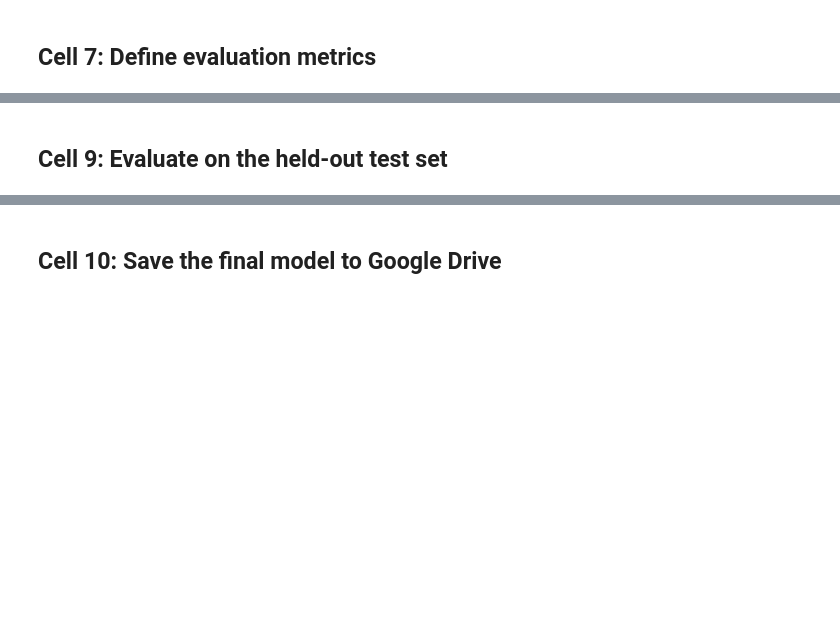
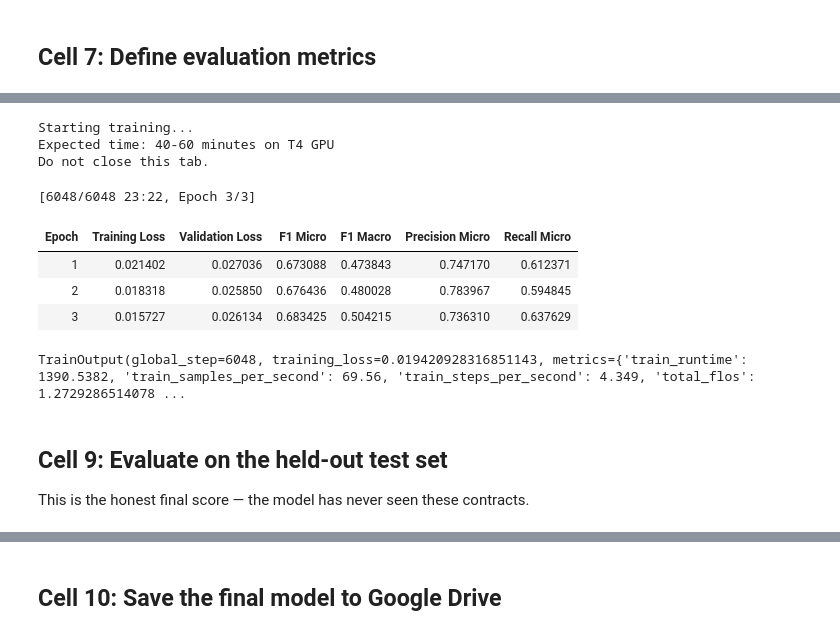
Before and after one commit to Pratvi-P/AI-Powered-Contract-Intelligence-and-Risk-Scoring, a Jupyter notebook: finetune.ipynb, the cells around one changed output, grey strips where cells are left out. Cells and saved outputs as stored; diff of their text form; code cells hidden in the pictures; blank space fills up the shorter version.

Commit message:
Add deliverables: evaluation results, vector DB config, notebooks

```diff
--- a/finetune.ipynb
+++ b/finetune.ipynb
@@ -128,7 +226,6 @@ from transformers import Trainer, TrainingArguments, DataCollatorWithPadding
 
 data_collator = DataCollatorWithPadding(tokenizer=tokenizer)
 
-# Try new arg name first, fall back to old name for older transformers versions
 try:
     training_args = TrainingArguments(
         output_dir=OUTPUT_DIR,
@@ -144,38 +241,59 @@ try:
         logging_steps=100,
         fp16=True,
         report_to='none',
     )
 except TypeError:
     training_args = TrainingArguments(
         output_dir=OUTPUT_DIR,
         evaluation_strategy='epoch',
         save_strategy='epoch',
         learning_rate=2e-5,
         per_device_train_batch_size=16,
         per_device_eval_batch_size=16,
         num_train_epochs=3,
         weight_decay=0.01,
         load_best_model_at_end=True,
         metric_for_best_model='f1_micro',
         logging_steps=100,
         fp16=True,
         report_to='none',
     )
 
+# Fix label dtype: multi-label classification needs Float not Long
+import torch
+def collate_fn(batch):
+    result = data_collator(batch)
+    result['labels'] = result['labels'].float()
+    return result
+
 trainer = Trainer(
     model=model,
     args=training_args,
     train_dataset=tokenized_ds['train'],
     eval_dataset=tokenized_ds['validation'],
-    tokenizer=tokenizer,
-    data_collator=data_collator,
+    processing_class=tokenizer,
+    data_collator=collate_fn,
     compute_metrics=compute_metrics,
 )
 
-
+print('Starting training...')
+print('Expected time: 40-60 minutes on T4 GPU')
+print('Do not close this tab.\n')
 trainer.train()
+# %% [output]
+Starting training...
+Expected time: 40-60 minutes on T4 GPU
+Do not close this tab.
+[6048/6048 23:22, Epoch 3/3]
+| Epoch | Training Loss | Validation Loss | F1 Micro | F1 Macro | Precision Micro | Recall Micro |
+| 1 | 0.021402 | 0.027036 | 0.673088 | 0.473843 | 0.747170 | 0.612371 |
+| 2 | 0.018318 | 0.025850 | 0.676436 | 0.480028 | 0.783967 | 0.594845 |
+| 3 | 0.015727 | 0.026134 | 0.683425 | 0.504215 | 0.736310 | 0.637629 |
+TrainOutput(global_step=6048, training_loss=0.019420928316851143, metrics={'train_runtime': 1390.5382, 'train_samples_per_second': 69.56, 'train_steps_per_second': 4.349, 'total_flos': 1.2729286514078 ...
 # %% [markdown]
 ## Cell 9: Evaluate on the held-out test set
+
+This is the honest final score — the model has never seen these contracts.
 # %%
 print('Evaluating on test set...')
 test_metrics = trainer.evaluate(tokenized_ds['test'])
```
Also changed, not shown: parts of 14 cells of this notebook, 15 other files.
